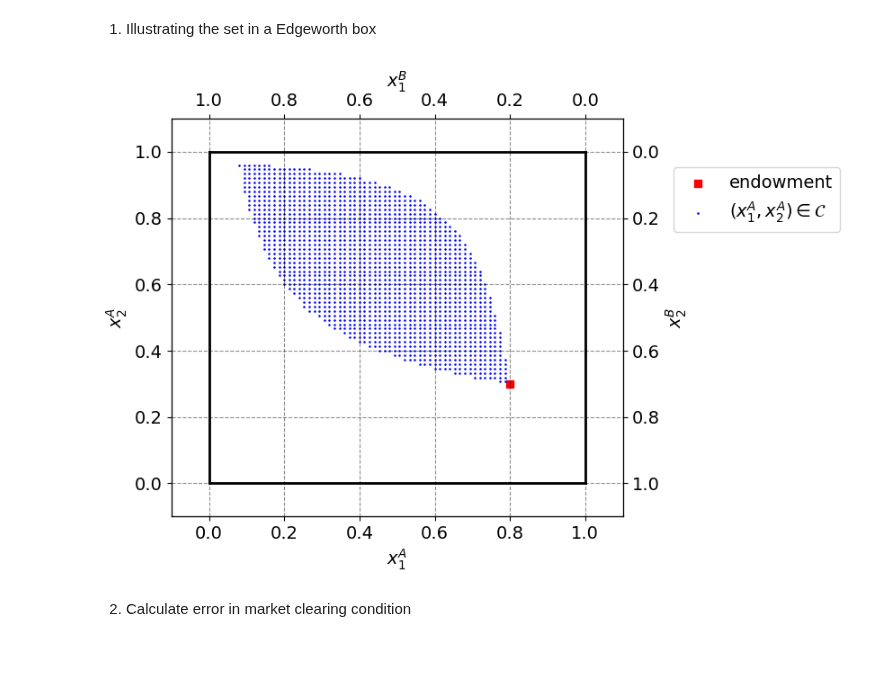
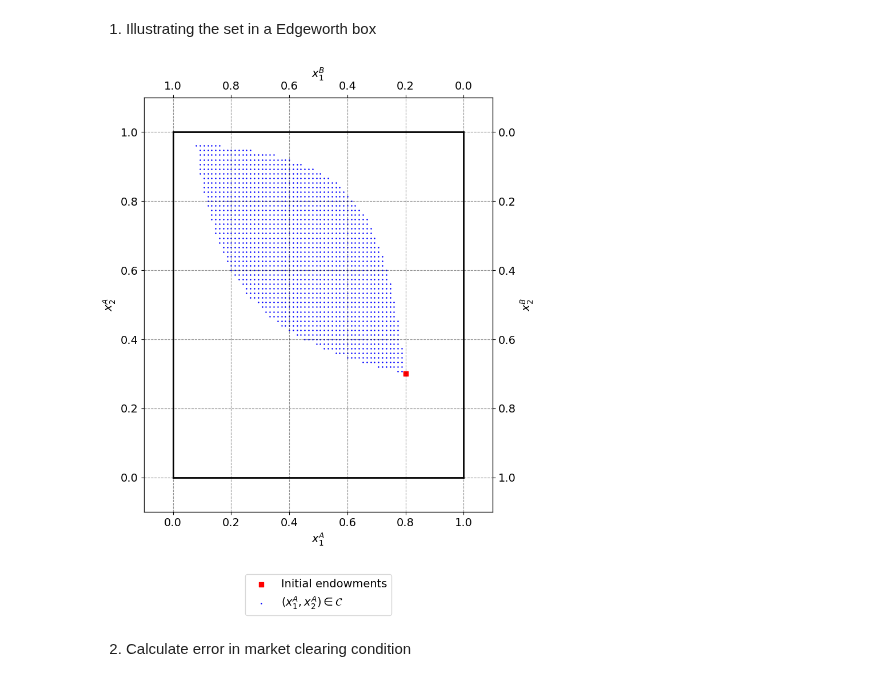
Before and after one commit to NumEconCopenhagen/projects-2024-jbh, a Jupyter notebook: inauguralproject/inauguralproject.ipynb, the cells around one changed output. Cells and saved outputs as stored; diff of their text form; code cells hidden in the pictures; blank space fills up the shorter version.

```diff
--- a/inauguralproject/inauguralproject.ipynb
+++ b/inauguralproject/inauguralproject.ipynb
@@ -51,7 +53,7 @@ w1bar = 1.0
 w2bar = 1.0
 
 # b. figure set up
-fig_A,ax_A = plt.subplots(figsize=(8,6),tight_layout=True)
+fig_A,ax_A = plt.subplots(figsize=(8,10),tight_layout=True)
 
 ax_A.set_xlabel("$x_1^A$")
 ax_A.set_ylabel("$x_2^A$")
@@ -64,7 +66,7 @@ ax_B.invert_xaxis()
 ax_B.invert_yaxis()
 
 # A
-ax_A.scatter(model.w1A,model.w2A,marker='s',color='r',label='endowment')
+ax_A.scatter(model.w1A,model.w2A,marker='s',color='r',label='Initial endowments')
 
 # Initial endowments
 omega_a1 = model.w1A
@@ -72,35 +74,35 @@ omega_a2 = model.w2A
 omega_b1 = 1-model.w1A
 omega_b2 = 1-model.w2A
 
 # Generate point grids
 N = 75
 x_a1 = np.linspace(0,1,N+1)
 x_a2 = np.linspace(0,1,N+1)
 
 # Define the set C
 C = [
     (xA1, xA2) for xA1 in x_a1 for xA2 in x_a2
     if model.utility_A(xA1, xA2) >= model.utility_A(omega_a1, omega_a2)
     and model.utility_B(1 - xA1, 1 - xA2) >= model.utility_B(omega_b1, omega_b2)
 ]
 
 # Plot C
 ax_A.scatter([point[0] for point in C], [point[1] for point in C], marker='o', color='b', label=r'$(x_1^A, x_2^A) \in \mathcal{C}$', s=0.7)
 
 # limits
 ax_A.plot([0,w1bar],[0,0],lw=2,color='black')
 ax_A.plot([0,w1bar],[w2bar,w2bar],lw=2,color='black')
 ax_A.plot([0,0],[0,w2bar],lw=2,color='black')
 ax_A.plot([w1bar,w1bar],[0,w2bar],lw=2,color='black')
 
 ax_A.set_xlim([-0.1, w1bar + 0.1])
 ax_A.set_ylim([-0.1, w2bar + 0.1])
 ax_B.set_xlim([w1bar + 0.1, -0.1])
 ax_B.set_ylim([w2bar + 0.1, -0.1])
 
-legend = ax_A.legend(bbox_to_anchor=(1.5,.9))
+legend = ax_A.legend(loc='center',bbox_to_anchor=(.5,-.2))
 # %% [output]
-[figure, old version]
+[figure, new version]
 # %% [markdown]
 2. Calculate error in market clearing condition
 # %%
```
Also changed, not shown: parts of 12 cells of this notebook, 1 other file.
